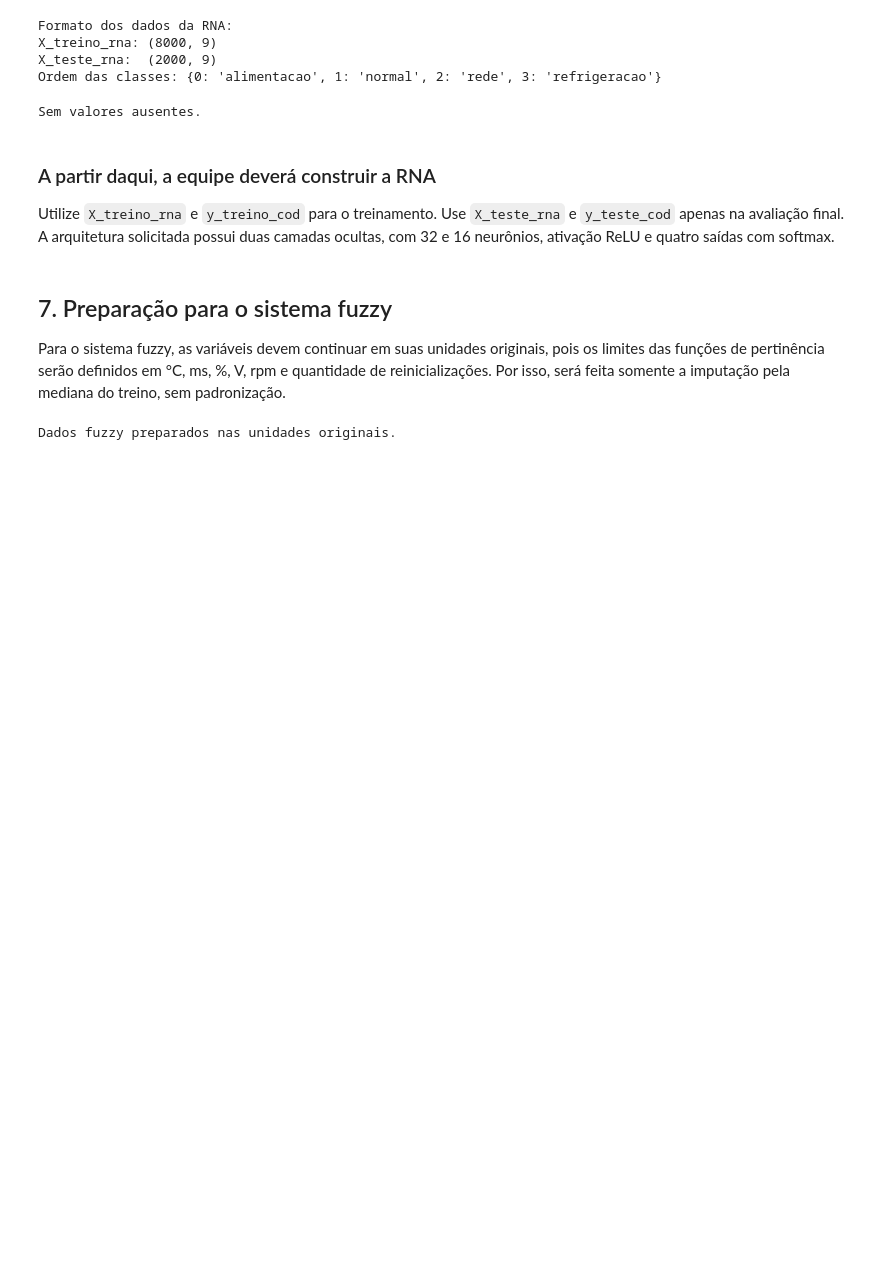
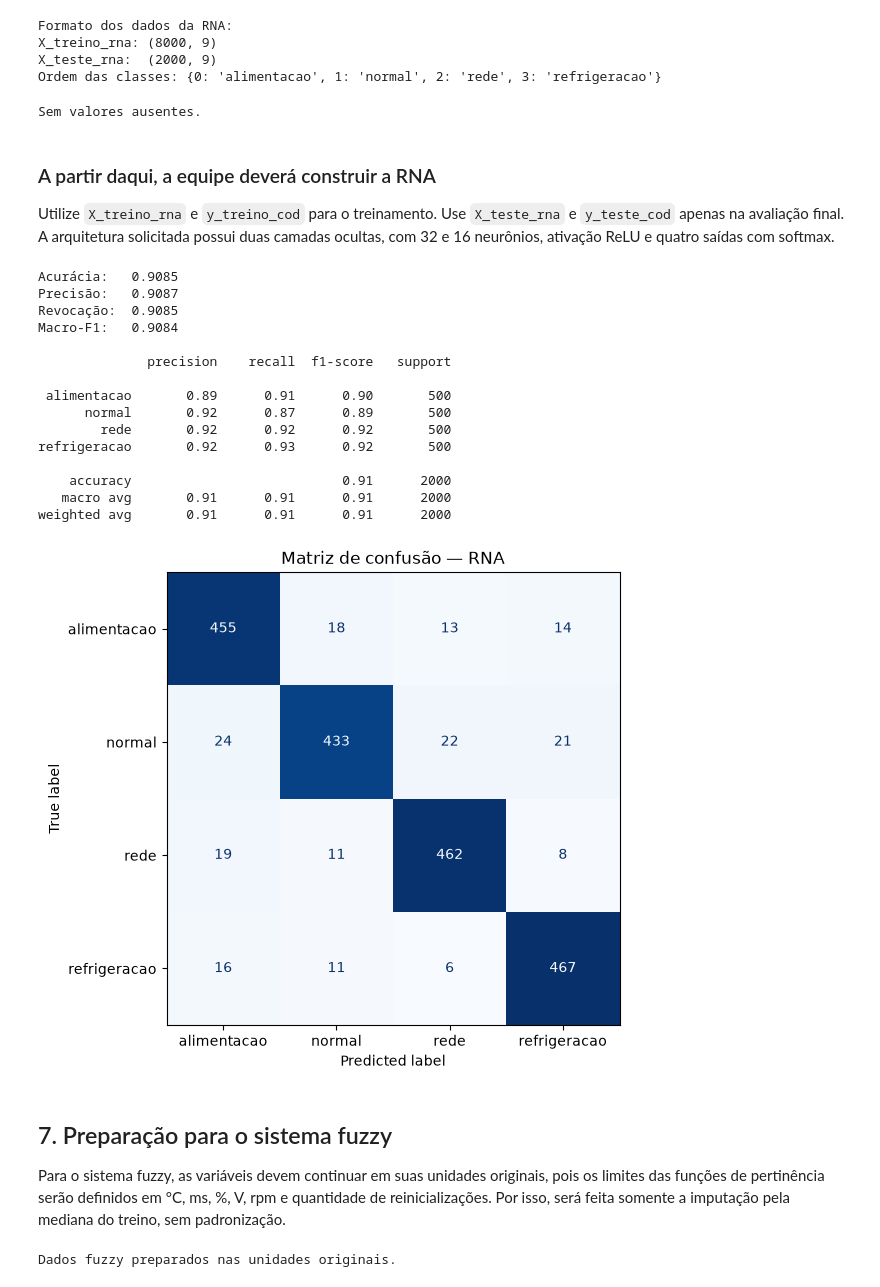
Before and after one commit to Danielcmc100/trabalho-ia-pratico-2, a Jupyter notebook: Notebook_Base_RNA_Fuzzy.ipynb, the cells around one changed output. Cells and saved outputs as stored; diff of their text form; code cells hidden in the pictures; blank space fills up the shorter version.

```diff
--- a/Notebook_Base_RNA_Fuzzy.ipynb
+++ b/Notebook_Base_RNA_Fuzzy.ipynb
@@ -256,34 +256,53 @@ from sklearn.metrics import (
 rna = MLPClassifier(
     hidden_layer_sizes=(32, 16),
     activation="relu",
     solver="adam",
     max_iter=500,
     random_state=SEMENTE,
 )
 
 rna.fit(X_treino_rna, y_treino_cod)
 
 y_pred_cod = rna.predict(X_teste_rna)
 
 acuracia = accuracy_score(y_teste_cod, y_pred_cod)
 precisao = precision_score(y_teste_cod, y_pred_cod, average="macro")
 revocacao = recall_score(y_teste_cod, y_pred_cod, average="macro")
 macro_f1 = f1_score(y_teste_cod, y_pred_cod, average="macro")
 
 print(f"Acurácia:   {acuracia:.4f}")
 print(f"Precisão:   {precisao:.4f}")
 print(f"Revocação:  {revocacao:.4f}")
 print(f"Macro-F1:   {macro_f1:.4f}")
 print()
-print(classification_report(y_teste_cod, y_pred_cod, target_names=nomes_classes))
+print(
+    classification_report(y_teste_cod, y_pred_cod, target_names=nomes_classes)
+)
 
 matriz_confusao = confusion_matrix(y_teste_cod, y_pred_cod)
 disp = ConfusionMatrixDisplay(matriz_confusao, display_labels=nomes_classes)
 fig, ax = plt.subplots(figsize=(6, 6))
 disp.plot(ax=ax, cmap="Blues", colorbar=False)
 plt.title("Matriz de confusão — RNA")
 plt.tight_layout()
 plt.show()
+# %% [output]
+Acurácia:   0.9085
+Precisão:   0.9087
+Revocação:  0.9085
+Macro-F1:   0.9084
+
+              precision    recall  f1-score   support
+
+ alimentacao       0.89      0.91      0.90       500
+      normal       0.92      0.87      0.89       500
+        rede       0.92      0.92      0.92       500
+refrigeracao       0.92      0.93      0.92       500
+
+    accuracy                           0.91      2000
+   macro avg       0.91      0.91      0.91      2000
+weighted avg       0.91      0.91      0.91      2000
+[figure, added]
 # %% [markdown]
 ## 7. Preparação para o sistema fuzzy
 
```
Also changed, not shown: parts of 1 cell of this notebook.
